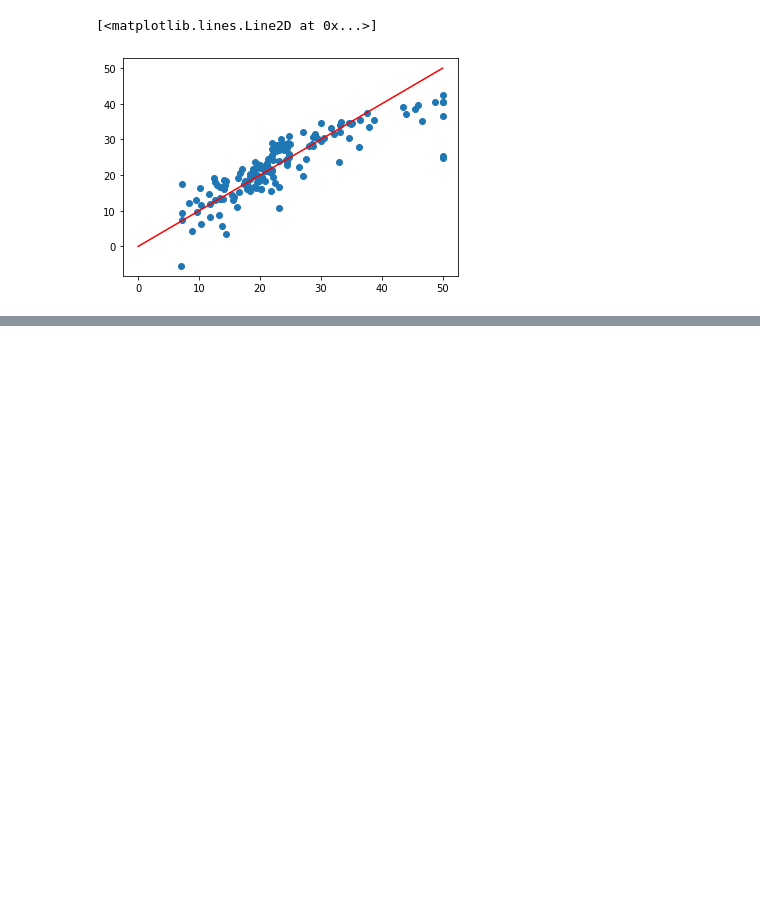
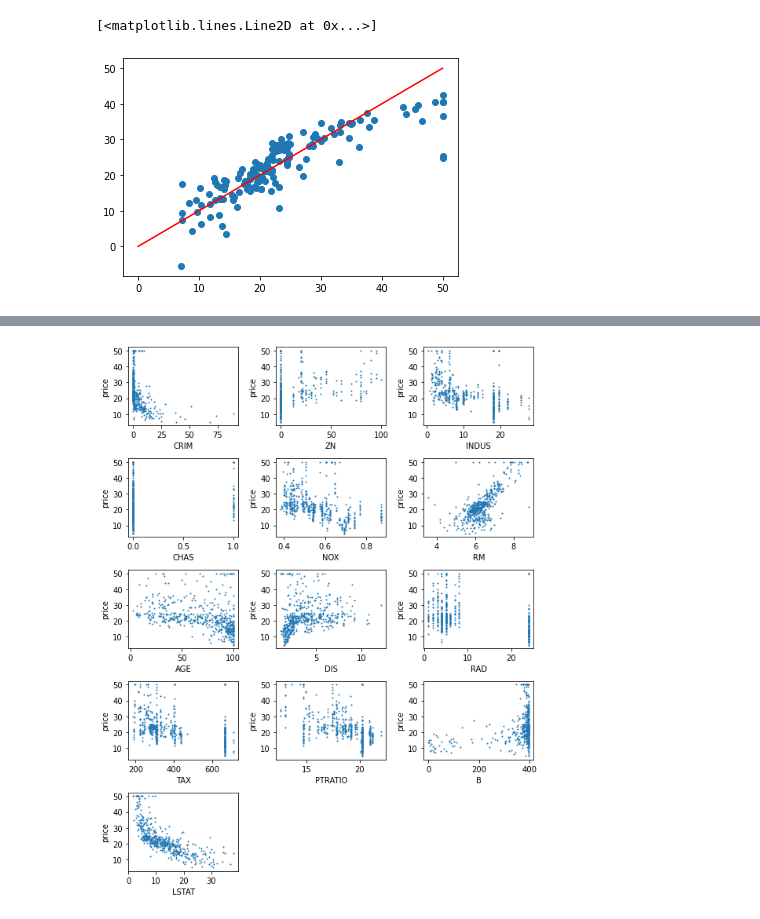
Before and after one commit to ychsu1004/homework, a Jupyter notebook: Python/boston_price.ipynb, the cells around one changed output, grey strips where cells are left out. Cells and saved outputs as stored; diff of their text form; code cells hidden in the pictures; blank space fills up the shorter version.

```diff
--- a/Python/boston_price.ipynb
+++ b/Python/boston_price.ipynb
@@ -36,0 +75,3 @@ plt.plot([0,50],[0,50],'r')
+# %%
+X = boston.data
+X
@@ -36,0 +92,10 @@ plt.plot([0,50],[0,50],'r')
+# %%
+plt.figure(figsize=(8,10))
+for i, feature in enumerate(boston.feature_names):
+    plt.subplot(5, 3, i+1)
+    plt.scatter(X[:,i], Y, s=1)
+    plt.ylabel("price")
+    plt.xlabel(feature)
+    plt.tight_layout()
+# %% [output]
+[figure, added]
```
Also changed, not shown: parts of 4 cells of this notebook, 32 other files.
